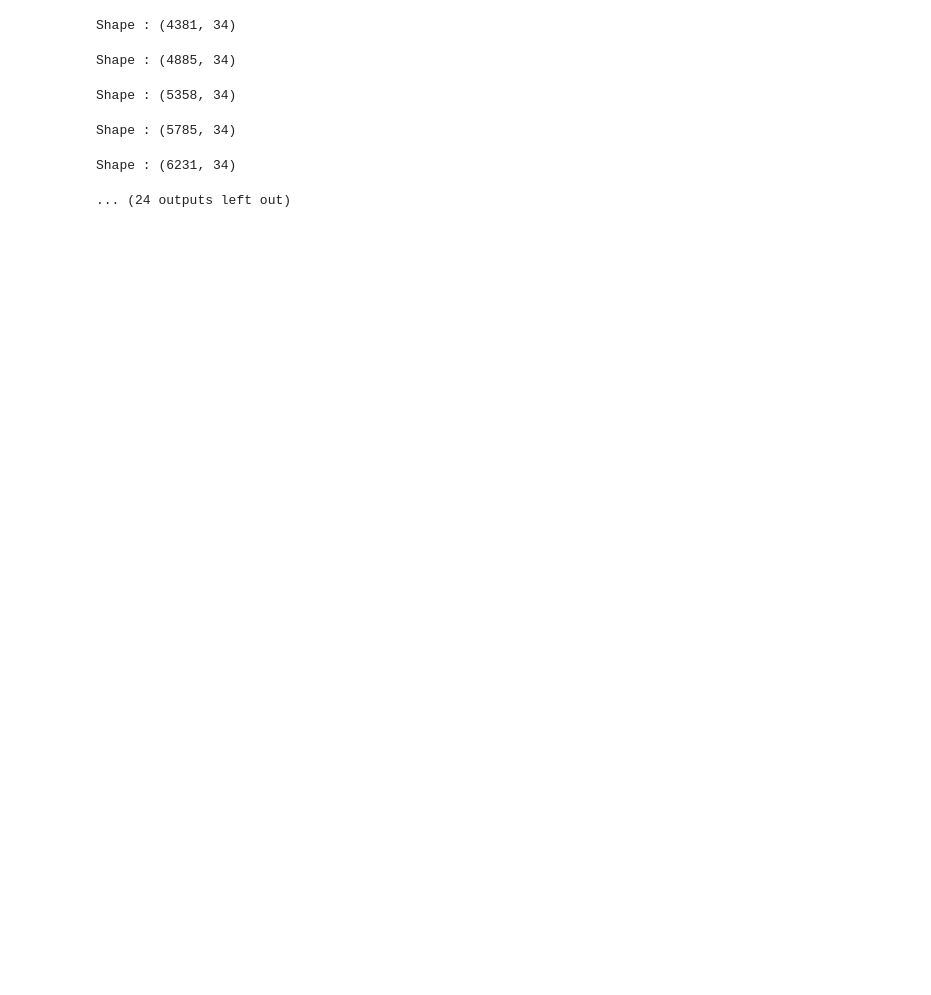
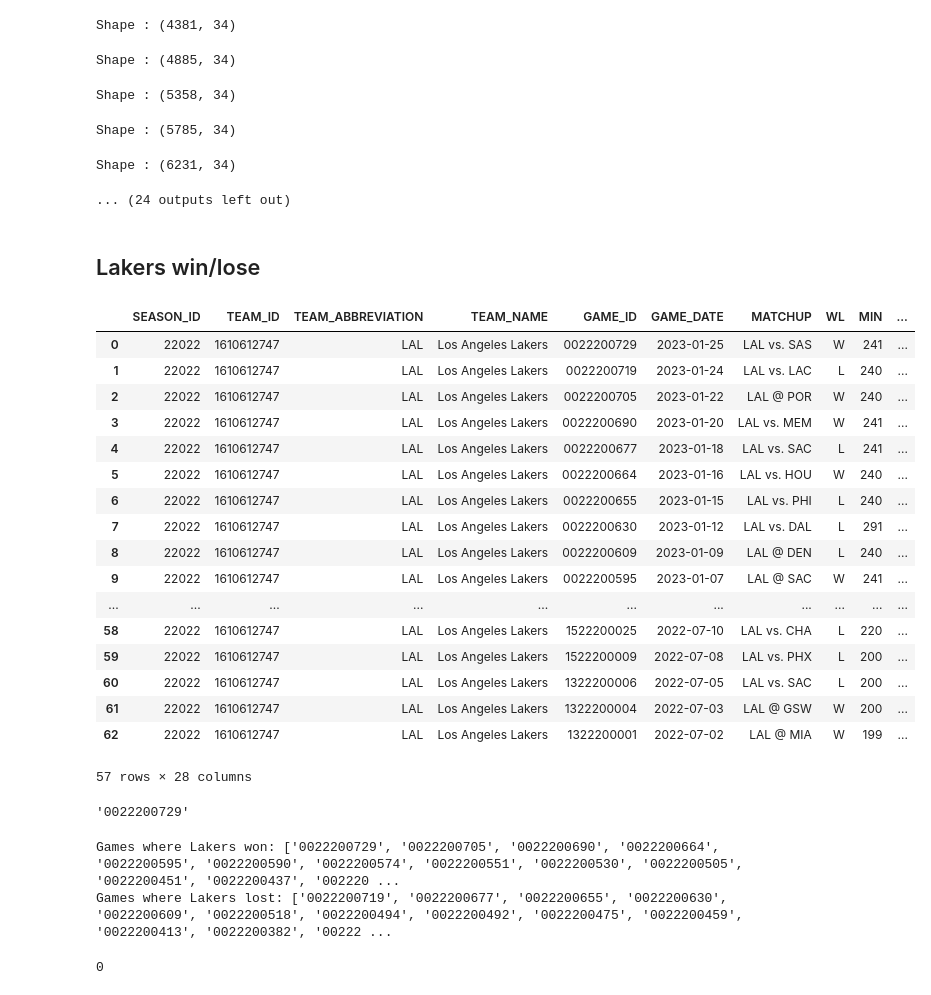
Before and after one commit to Saffian-Asghar/NBA_Network_Analysis, a Jupyter notebook: Notebooks/Qualitative_Network_Analysis.ipynb, the cells around one changed output. Drawn from its saved outputs; the diff is of its cells as text; code cells hidden in the pictures; blank space fills up the shorter version.

Commit message:
ScoringOpp and WonLost added

```diff
--- a/Notebooks/Qualitative_Network_Analysis.ipynb
+++ b/Notebooks/Qualitative_Network_Analysis.ipynb
@@ -729,3 +729,61 @@ for i, play in with_lebron_plays.iterrows():
 synergy_metrics.head()
 
 synergy_metrics[synergy_metrics['Team']== team_id][['Source','Target','Weight']].sort_values(by='Source').to_csv('../Results/Network Data Dumps/LALakers_WithLebron.csv', index=False )
+# %% [markdown]
+## Lakers win/lose
+# %%
+from nba_api.stats.endpoints import playergamelog
+from nba_api.stats.endpoints import leaguegamefinder
+
+#player_id = 2544 # Lebron James' player ID
+team_id = 1610612747 # Lakers' team ID
+
+games = leaguegamefinder.LeagueGameFinder(team_id_nullable=team_id).get_data_frames()[0]
+
+games = games[games['SEASON_ID'] == '22022']
+# %%
+games
+# %% [output]
+|  | SEASON_ID | TEAM_ID | TEAM_ABBREVIATION | TEAM_NAME | GAME_ID | GAME_DATE | MATCHUP | WL | MIN | ... |
+| 0 | 22022 | 1610612747 | LAL | Los Angeles Lakers | 0022200729 | 2023-01-25 | LAL vs. SAS | W | 241 | ... |
+| 1 | 22022 | 1610612747 | LAL | Los Angeles Lakers | 0022200719 | 2023-01-24 | LAL vs. LAC | L | 240 | ... |
+| 2 | 22022 | 1610612747 | LAL | Los Angeles Lakers | 0022200705 | 2023-01-22 | LAL @ POR | W | 240 | ... |
+| 3 | 22022 | 1610612747 | LAL | Los Angeles Lakers | 0022200690 | 2023-01-20 | LAL vs. MEM | W | 241 | ... |
+| 4 | 22022 | 1610612747 | LAL | Los Angeles Lakers | 0022200677 | 2023-01-18 | LAL vs. SAC | L | 241 | ... |
+| 5 | 22022 | 1610612747 | LAL | Los Angeles Lakers | 0022200664 | 2023-01-16 | LAL vs. HOU | W | 240 | ... |
+| 6 | 22022 | 1610612747 | LAL | Los Angeles Lakers | 0022200655 | 2023-01-15 | LAL vs. PHI | L | 240 | ... |
+| 7 | 22022 | 1610612747 | LAL | Los Angeles Lakers | 0022200630 | 2023-01-12 | LAL vs. DAL | L | 291 | ... |
+| 8 | 22022 | 1610612747 | LAL | Los Angeles Lakers | 0022200609 | 2023-01-09 | LAL @ DEN | L | 240 | ... |
+| 9 | 22022 | 1610612747 | LAL | Los Angeles Lakers | 0022200595 | 2023-01-07 | LAL @ SAC | W | 241 | ... |
+| ... | ... | ... | ... | ... | ... | ... | ... | ... | ... | ... |
+| 58 | 22022 | 1610612747 | LAL | Los Angeles Lakers | 1522200025 | 2022-07-10 | LAL vs. CHA | L | 220 | ... |
+| 59 | 22022 | 1610612747 | LAL | Los Angeles Lakers | 1522200009 | 2022-07-08 | LAL vs. PHX | L | 200 | ... |
+| 60 | 22022 | 1610612747 | LAL | Los Angeles Lakers | 1322200006 | 2022-07-05 | LAL vs. SAC | L | 200 | ... |
+| 61 | 22022 | 1610612747 | LAL | Los Angeles Lakers | 1322200004 | 2022-07-03 | LAL @ GSW | W | 200 | ... |
+| 62 | 22022 | 1610612747 | LAL | Los Angeles Lakers | 1322200001 | 2022-07-02 | LAL @ MIA | W | 199 | ... |
+57 rows × 28 columns
+# %%
+juegos = games['GAME_ID']
+juegos[0]
+# %% [output]
+'0022200729'
+# %%
+# Get games where Lakers won
+games_won = []
+games_lost = []
+for i, value in enumerate(juegos.values):
+  result = games[games['GAME_ID']==value]['WL'].values[0]
+  if result == 'W':
+    games_won.append(value)
+  else:
+    games_lost.append(value)
+
+print("Games where Lakers won:", games_won)
+print("Games where Lakers lost:", games_lost)
+# %% [output]
+Games where Lakers won: ['0022200729', '0022200705', '0022200690', '0022200664', '0022200595', '0022200590', '0022200574', '0022200551', '0022200530', '0022200505', '0022200451', '0022200437', '002220 ...
+Games where Lakers lost: ['0022200719', '0022200677', '0022200655', '0022200630', '0022200609', '0022200518', '0022200494', '0022200492', '0022200475', '0022200459', '0022200413', '0022200382', '00222 ...
+# %%
+len(list(set(games_won) & set(games_lost)))
+# %% [output]
+0
```
Also changed, not shown: parts of 9 cells of this notebook, 6 other files.
